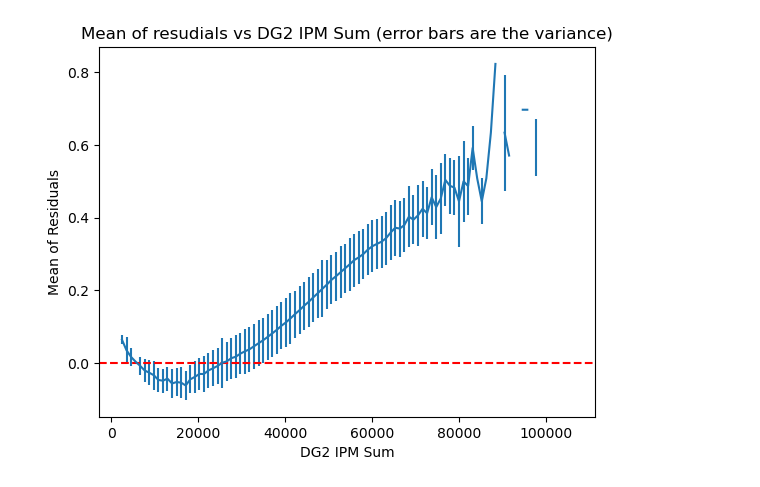
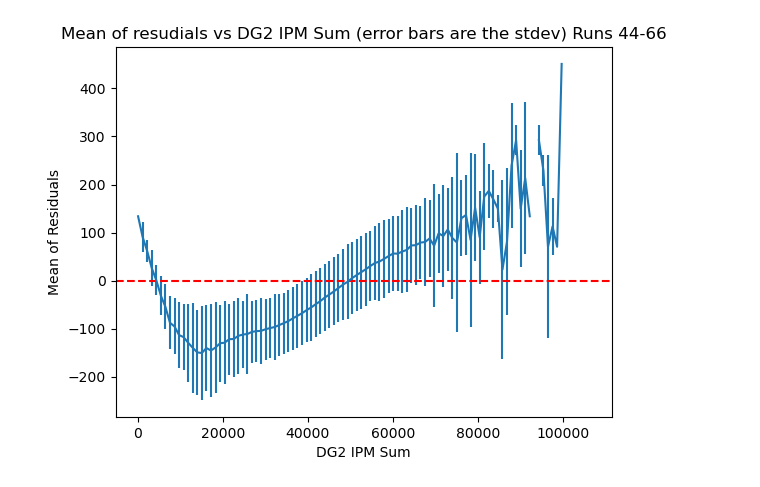
Before and after one commit to Weber-Group/L-10376, a Jupyter notebook: Workbook.ipynb, the cells around one changed output. Cells and saved outputs as stored; diff of their text form; code cells hidden in the pictures.

```diff
--- a/Workbook.ipynb
+++ b/Workbook.ipynb
@@ -9,9 +9,10 @@ from utils import *
 import psana
 # %%
 ###############################################
-runNumbers = [44,45,46,48,49,50,51,52,53,54,55]  # enter the run numbers to be loaded
+runNumbers = [44,45,46,48,49,50,51,52,53,54,55,56,57,58,59,60,61,62,63,64,65,66]  # enter the run numbers to be loaded
+#runNumbers = [15,16,17,18,19,20,21,22,23,24,25,26,27,28]
+#runNumbers = [43]
 #folder = '/sdf/data/lcls/ds/cxi/cxil1037623/hdf5/smalldata/' # insert here the directory path where .h5 files are stored
-#folder = '/sdf/data/lcls/ds/cxi/cxil1037623/hdf5/smalldata/'
 #folder = '/sdf/data/lcls/ds/cxi/cxil1037623/scratch/davidjr/dg2ipmReproc/'
 folder = '/sdf/data/lcls/ds/cxi/cxil1037623/results/davidjr/'
 ###############################################
@@ -137,7 +133,7 @@ Loaded Data
 ##########
 integration_cutoff_hb = 0.2
 integration_cutoff_lb = 0.05
-scattering_cutoff = 0.02
+scattering_cutoff = 0.0
 ##########
 scattered_xrays = np.sum(azav,axis=-1)
 scattered_xraysFiltered = np.sum(azavFiltered,axis=-1)
@@ -149,7 +145,7 @@ plt.xlabel('Fraction of Maximum')
 plt.ylabel('Counts')
 plt.show()
 # Doing the actual filtering
-goodIdx = (xrayOn2) & (scattered_xrays/scattered_xrays.max()>scattering_cutoff) & (~np.isnan(scattered_xrays))
+goodIdx = (xrayOn2) & (scattered_xrays/scattered_xrays.max()>=scattering_cutoff) & (~np.isnan(scattered_xrays))
 specGood = spec[goodIdx]
 J4MSumFilter = scattered_xraysFiltered[goodIdx]
 J4MSum = scattered_xrays[goodIdx]
@@ -171,0 +168,10 @@ plt.show()
+# %%
+##########
+dg2Low = 100000
+##########
+plt.hist(ipmGood,bins=100);
+plt.axvline(dg2Low,color='r',linestyle='--')
+plt.title(f'DG2 IPM Sum Histogram Runs {min(runNumbers)}-{max(runNumbers)}')
+plt.xlabel('DG2 IPM Sum')
+plt.ylabel('Counts')
+plt.show()
@@ -172,14 +180,14 @@ plt.show()
 # %%
 plt.figure(figsize=[15,5])
 plt.subplot(1,2,1)
-plt.title('DG2 IPM to J4M Sum Correlation (15-28)')
+plt.title(f'DG2 IPM to J4M Sum Correlation ({min(runNumbers)}-{max(runNumbers)})')
 plt.ylabel('J4M Sum / Gas Pressure')
 plt.xlabel('DG2 IPM Sum')
-residuals=hist2dLinFit(ipmGood,(J4MSum/gasPGood),100,linfit=True,xFrac=dg2Low);
+residuals=hist2dLinFit(ipmGood,(J4MSum/gasPGood)*1000,100,linfit=True,xFrac=None,xVal=dg2Low);
 plt.subplot(1,2,2)
 hist, xedges, yedges, img = plt.hist2d(ipmGood,residuals,100)
 plt.axhline(0,linestyle='--',color='r',label='Linear Fit')
-plt.title('Nonlinear DG2 IPM to J4M Sum Correlation (15-28)')
+plt.title(f'Nonlinear DG2 IPM to J4M Sum Correlation ({min(runNumbers)}-{max(runNumbers)})')
 plt.ylabel('J4M Sum / Gas Pressure - Linear Contribution')
 plt.xlabel('DG2 IPM Sum')
 plt.legend()
@@ -190,20 +203,22 @@ plt.show();
 # %%
 coms = np.zeros(hist.shape[0])
 stdevs = np.zeros(hist.shape[0])
 for i in range(0,hist.shape[0]-1):
     # Compute the center of mass
     xx = yedges[:-1]
     coms[i] = np.sum(xx * hist[i,:]) / np.sum(hist[i,:])
 
     # Compute standard deviation as sqrt(variance)
     stdevs[i] = np.sqrt(np.sum(hist[i,:] * (xx - coms[i]) ** 2) / np.sum(hist[i,:]))
 
 plt.figure()
 plt.errorbar(xedges[:-1],coms,yerr=stdevs)
 plt.axhline(0, linestyle='--', color='r')
 plt.xlabel('DG2 IPM Sum')
 plt.ylabel('Mean of Residuals')
-plt.title('Mean of resudials vs DG2 IPM Sum (error bars are the variance)')
+plt.title(f'Mean of resudials vs DG2 IPM Sum (error bars are the stdev) Runs {min(runNumbers)}-{max(runNumbers)}')
+#plt.ylim(-10,0.5)
+#plt.xlim(-10000,250000)
 plt.show()
 # %% [output]
-[figure, old version]
+[figure, new version]
```
Also changed, not shown: parts of 9 cells of this notebook.
